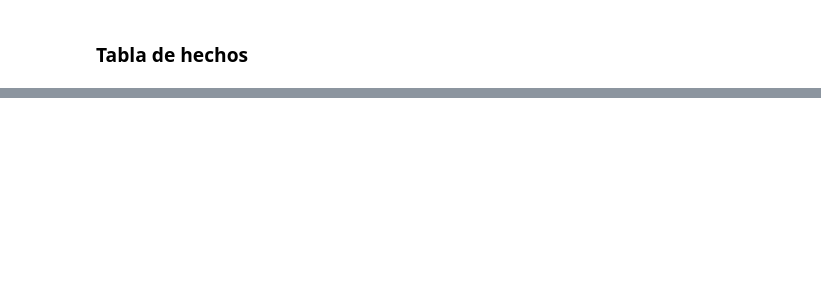
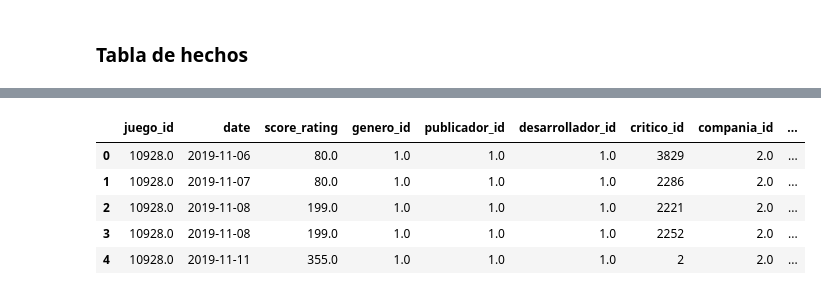
Before and after one commit to EnzoRD/TP_BDM, a Jupyter notebook: etl.ipynb, the cells around one changed output, grey strips where cells are left out. Saved outputs shown, nothing was run; the diff lists cells and outputs as text; code cells hidden in the pictures; blank space fills up the shorter version.

```diff
--- a/etl.ipynb
+++ b/etl.ipynb
@@ -324,8 +399,8 @@ KeyError: 'date'
 ### Tabla de hechos
 # %%
 # Agrupar por 'game_id' y 'date', sumar los ratings y calcular el score_rating acumulado
-score_rating_acumulado = df_sin_nulos.groupby(['game_id', 'date','game_slug'])['rating'].sum().reset_index()
-
+score_rating_acumulado = df_sin_nulos.groupby(['juego_id', 'date'])['rating'].sum().reset_index()
+score_rating_acumulado.rename(columns={'rating': 'score_rating'}, inplace=True)
 # Mostrar el DataFrame con el score_rating acumulado
 print("DataFrame con score_rating acumulado:")
 print(score_rating_acumulado)
@@ -366,0 +439,9 @@ KeyError: "['critico_id', 'tiempo_id'] not in index"
+# %%
+score_rating_acumulado.head()
+# %% [output]
+|  | juego_id | date | score_rating | genero_id | publicador_id | desarrollador_id | critico_id | compania_id | ... |
+| 0 | 10928.0 | 2019-11-06 | 80.0 | 1.0 | 1.0 | 1.0 | 3829 | 2.0 | ... |
+| 1 | 10928.0 | 2019-11-07 | 80.0 | 1.0 | 1.0 | 1.0 | 2286 | 2.0 | ... |
+| 2 | 10928.0 | 2019-11-08 | 199.0 | 1.0 | 1.0 | 1.0 | 2221 | 2.0 | ... |
+| 3 | 10928.0 | 2019-11-08 | 199.0 | 1.0 | 1.0 | 1.0 | 2252 | 2.0 | ... |
+| 4 | 10928.0 | 2019-11-11 | 355.0 | 1.0 | 1.0 | 1.0 | 2 | 2.0 | ... |
```
Also changed, not shown: parts of 18 cells of this notebook.
